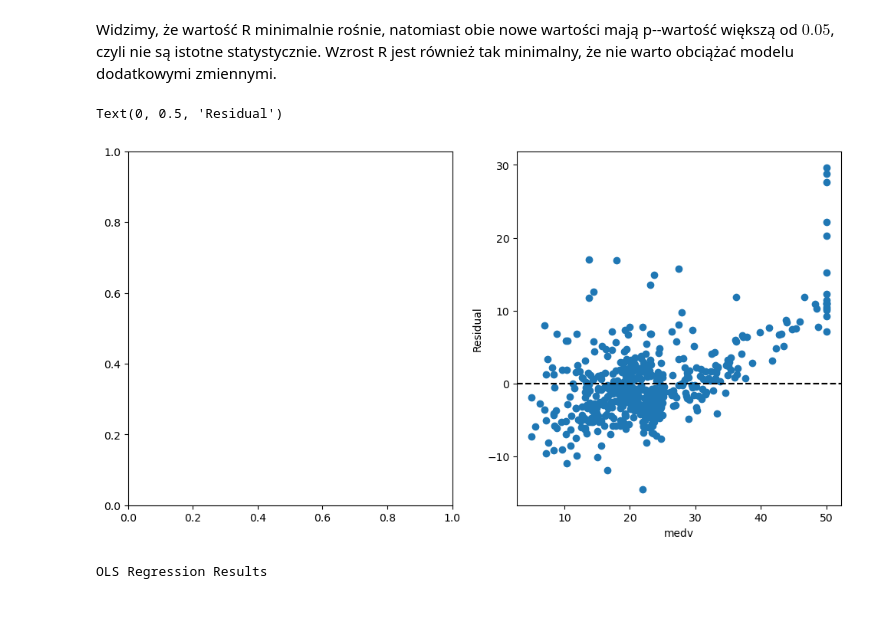
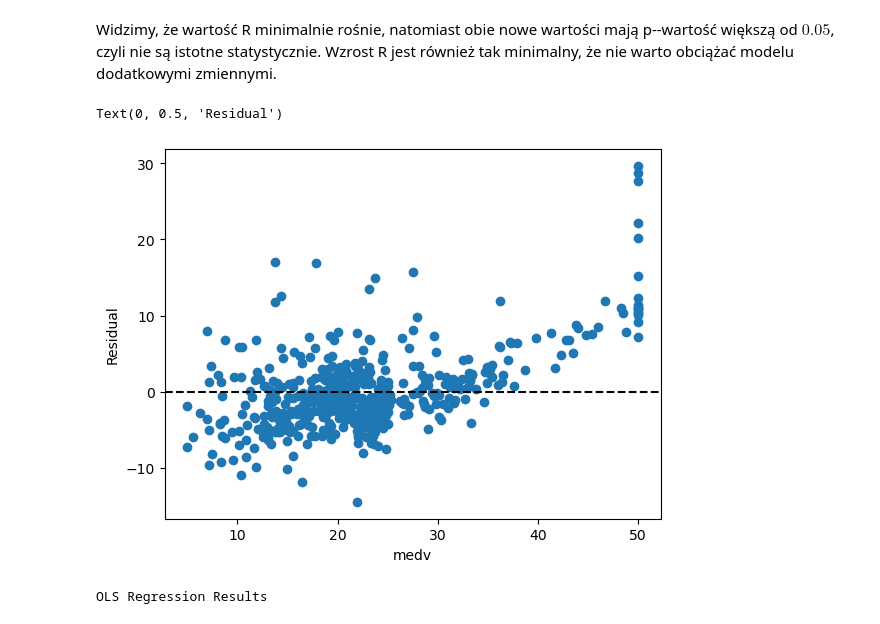
Before and after one commit to MichalBrodackiPJA/Eksploracja-i-Wizualizacja-Danych, a Jupyter notebook: Ćwiczenia 3/Lab - Regresja Liniowa.ipynb, the cells around one changed output. Cells and saved outputs as stored; diff of their text form; code cells hidden in the pictures.

```diff
--- a/Ćwiczenia 3/Lab - Regresja Liniowa.ipynb
+++ b/Ćwiczenia 3/Lab - Regresja Liniowa.ipynb
@@ -399,25 +399,17 @@ Wzrost R jest również tak minimalny, że nie warto obciążać modelu dodatkow
 # %%
 #Użyjmy najlepszego modelu
 X = boston[["lstat","rm","ptratio"]]
 X = sm.add_constant(X)
 model = sm.OLS(y, X)
 fit_model = model.fit()
 
-
-fig, (ax1, ax2) = plt.subplots(1, 2, figsize=(12, 6))
-
-#boston.plot(kind='scatter', y='medv', x='model', ax=ax1)
-#(b0, b1,b2,b3) = fit_model.params
-#print(fit_model.params)
-#ax1.axline(xy1=(0,b0), slope=b1, color='k')
-
-ax2.scatter(boston.medv, fit_model.resid)
-ax2.axhline(0, linestyle='--', color='k')
-ax2.set_xlabel('medv')
-ax2.set_ylabel('Residual')
+plt.scatter(boston.medv, fit_model.resid)
+plt.axhline(0, linestyle='--', color='k')
+plt.xlabel('medv')
+plt.ylabel('Residual')
 # %% [output]
 Text(0, 0.5, 'Residual')
-[figure, old version]
+[figure, new version]
 # %%
 wiel_model = smf.ols(formula="medv ~ lstat+ I(lstat*ptratio) + ptratio + rm + I(rm*lstat) + I(rm**2)", data=boston)
 
```
Also changed, not shown: parts of 8 cells of this notebook, 2 other files.
